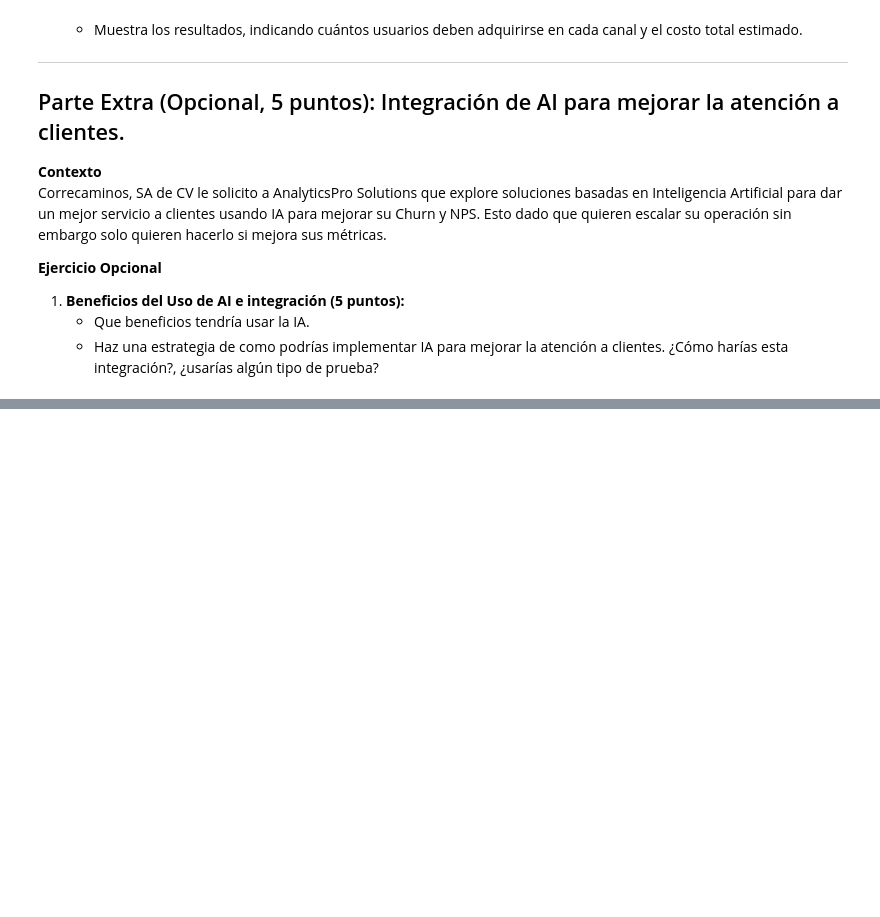
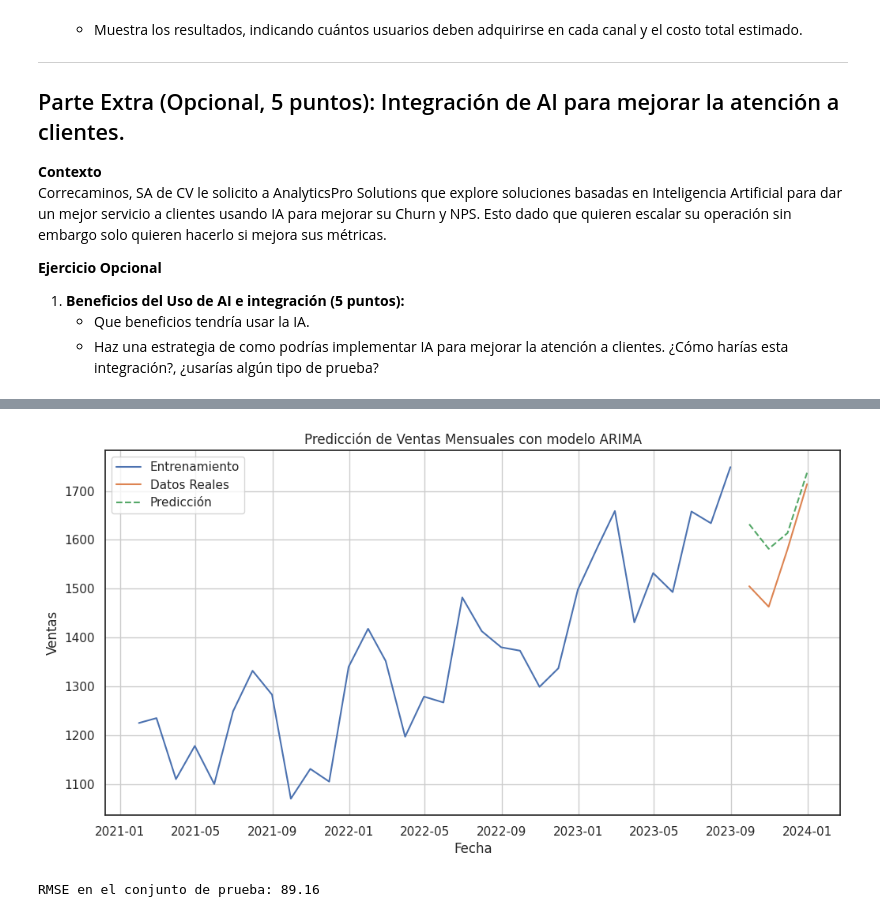
Before and after one commit to zayo1511/LaboratorioDeAnalisisDeDatosFinancierosYDeDisenoDeIndicadores, a Jupyter notebook: examen_2do_parcial_LozoyaDiego.ipynb, the cells around one changed output, grey strips where cells are left out. Saved outputs shown, nothing was run; the diff lists cells and outputs as text; code cells hidden in the pictures; blank space fills up the shorter version.

```diff
--- a/examen_2do_parcial_LozoyaDiego.ipynb
+++ b/examen_2do_parcial_LozoyaDiego.ipynb
@@ -130,0 +427,48 @@ Correcaminos, SA de CV le solicito a AnalyticsPro Solutions que explore solucion
+# %%
+if nombre_menor == 'ML':
+    plt.figure(figsize=(12,6))
+    plt.plot(train_df.index, train_df['Ventas'], label='Entrenamiento')
+    plt.plot(test_df.index, test_df['Ventas'], label='Datos Reales')
+    plt.plot(test_df.index, forecast_ml['yhat'], label='Predicción', linestyle='--')
+    plt.title('Predicción de Ventas Mensuales con modelo ML')
+    plt.xlabel('Fecha')
+    plt.ylabel('Ventas')
+    plt.legend()
+    plt.grid(True)
+    plt.show()
+elif nombre_menor == 'Prophet':
+    plt.figure(figsize=(12,6))
+    plt.plot(train_df.index, train_df['Ventas'], label='Entrenamiento')
+    plt.plot(test_df.index, comparison_prophet["real"], label='Datos Reales')
+    plt.plot(test_df.index, comparison_prophet["predicted"], label='Predicción', linestyle='--')
+    plt.title('Predicción de Ventas Mensuales con modelo Prophet')
+    plt.xlabel('Fecha')
+    plt.ylabel('Ventas')
+    plt.legend()
+    plt.grid(True)
+    plt.show()
+elif nombre_menor == 'ARIMA':
+    plt.figure(figsize=(12,6))
+    plt.plot(train_df_arima.index, train_df_arima['y'], label='Entrenamiento')
+    plt.plot(test_df_arima.index, comparison_arima["real"], label='Datos Reales')
+    plt.plot(test_df_arima.index, comparison_arima["predicted"], label='Predicción', linestyle='--')
+    plt.title('Predicción de Ventas Mensuales con modelo ARIMA')
+    plt.xlabel('Fecha')
+    plt.ylabel('Ventas')
+    plt.legend()
+    plt.grid(True)
+    plt.show()
+# %% [output]
+[figure, added]
+# %%
+if nombre_menor == 'ML':
+    rmse = mean_squared_error(test_df['Ventas'], forecast_ml['yhat'], squared=False)
+    print(f'RMSE en el conjunto de prueba: {rmse:.2f}')
+elif nombre_menor == 'Prophet':
+    rmse = mean_squared_error(comparison_prophet["real"], comparison_prophet["predicted"], squared=False)
+    print(f'RMSE en el conjunto de prueba: {rmse:.2f}')
+elif nombre_menor == 'ARIMA':
+    rmse = mean_squared_error(comparison_arima["real"], comparison_arima["predicted"], squared=False)
+    print(f'RMSE en el conjunto de prueba: {rmse:.2f}')
+# %% [output]
+RMSE en el conjunto de prueba: 89.16
```
Also changed, not shown: parts of 27 cells of this notebook.
